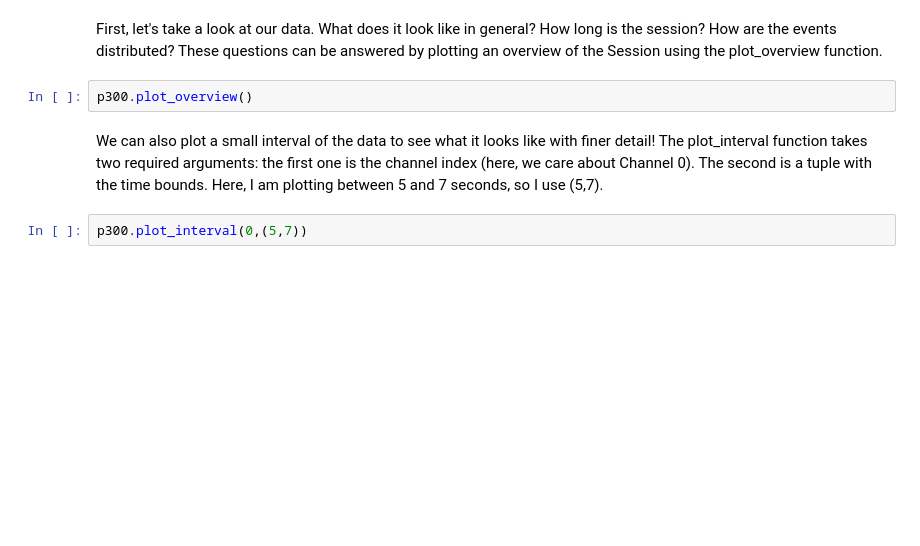
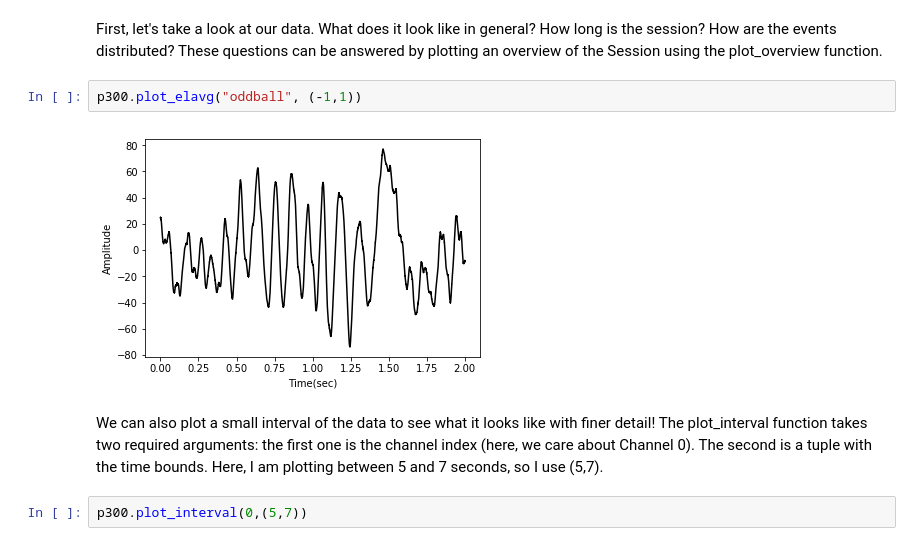
Before and after one commit to BackyardBrains/SpikerTools, a Jupyter notebook: EEG_ExampleNotebook.ipynb, the cells around one changed output. Drawn from its saved outputs; the diff is of its cells as text; blank space fills up the shorter version.

```diff
--- a/EEG_ExampleNotebook.ipynb
+++ b/EEG_ExampleNotebook.ipynb
@@ -38,7 +60,9 @@ p300 = sp.Session(r"p300_example_data\BYB_Recording_2019-06-11_13.23.58.wav")
 # %% [markdown]
 First, let's take a look at our data. What does it look like in general? How long is the session? How are the events distributed? These questions can be answered by plotting an overview of the Session using the plot_overview function.
-# %%
-p300.plot_overview()
+# %%
+p300.plot_elavg("oddball", (-1,1))
+# %% [output]
+[figure, added]
 # %% [markdown]
 We can also plot a small interval of the data to see what it looks like with finer detail! The plot_interval function takes two required arguments: the first one is the channel index (here, we care about Channel 0). The second is a tuple with the time bounds. Here, I am plotting between 5 and 7 seconds, so I use (5,7).
 # %%
```
Also changed, not shown: parts of 5 cells of this notebook, 1 other file.
